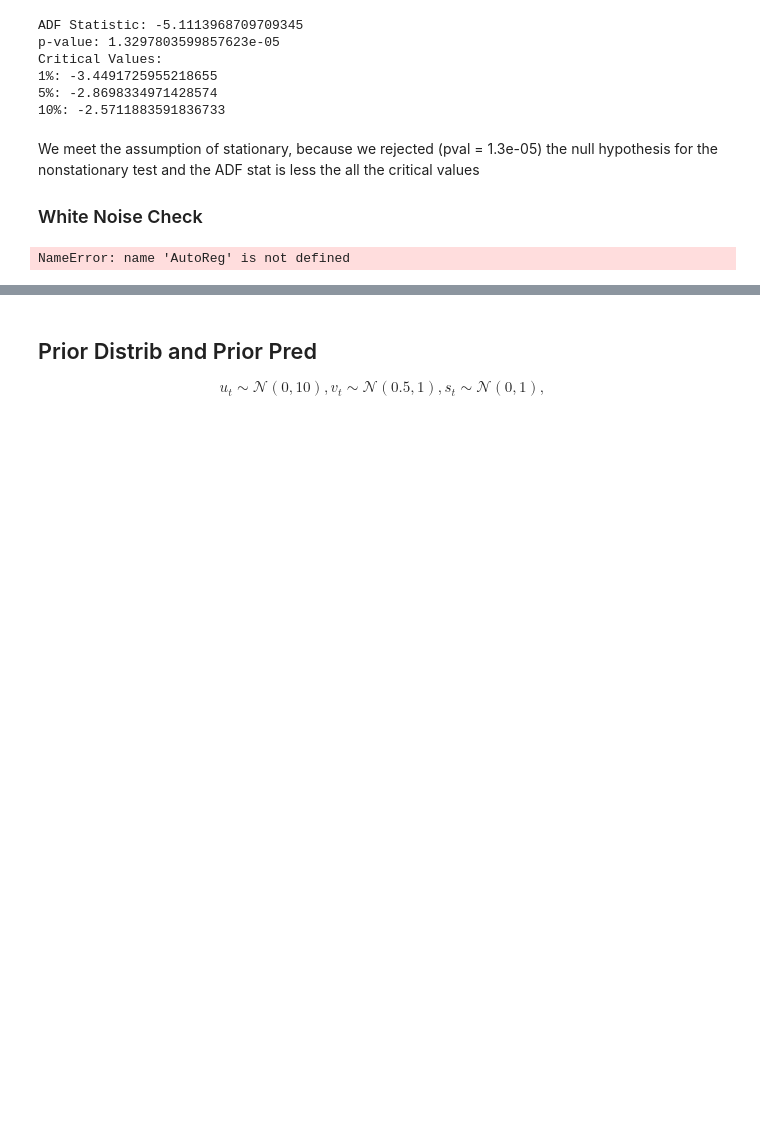
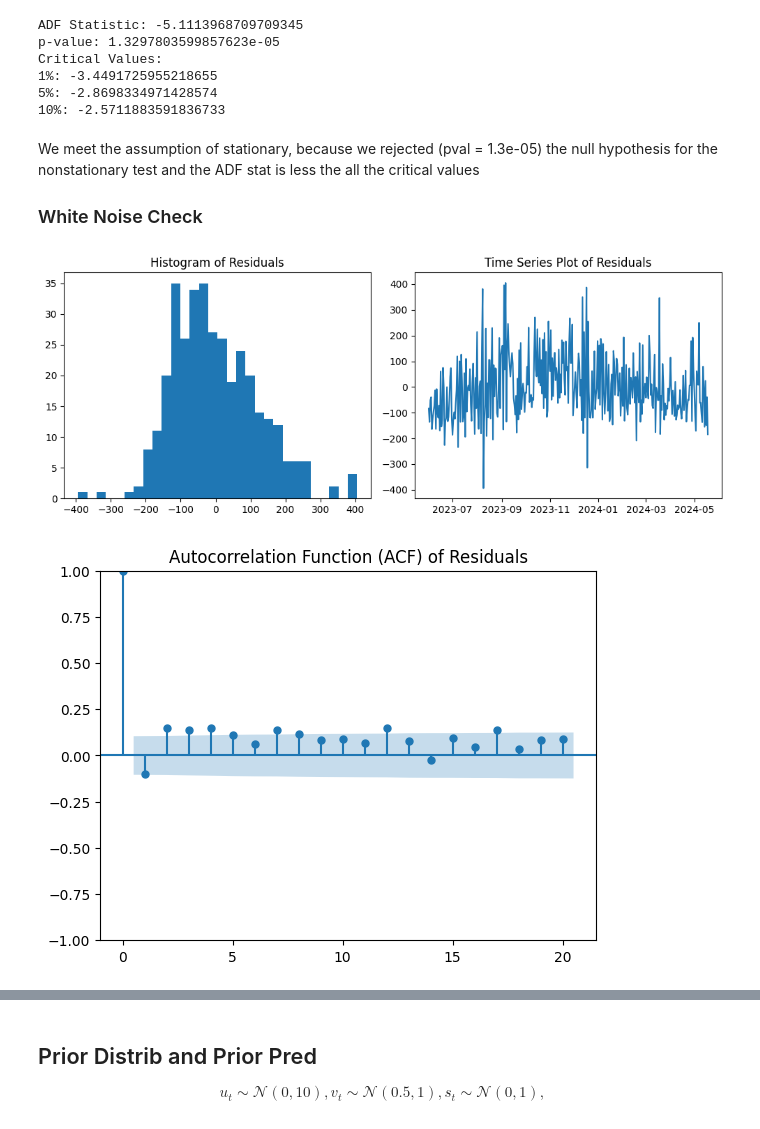
Before and after one commit to arrowboy47/415-project, a Jupyter notebook: AR1.ipynb, the cells around one changed output, grey strips where cells are left out. Drawn from its saved outputs; the diff is of its cells as text; code cells hidden in the pictures; blank space fills up the shorter version.

```diff
--- a/AR1.ipynb
+++ b/AR1.ipynb
@@ -72,27 +72,29 @@ We meet the assumption of stationary, because we rejected (pval = 1.3e-05) the n
 ### White Noise Check
 # %%
 # Fit AR(1) model
-model = AutoReg(['minutes_'], lags=1)
+# taking log of the data
+model = AutoReg(spot['minutes_listened'], lags=1)
 results = model.fit()
 
 # Get residuals
 residuals = results.resid
 
 
 # Plot residuals
 plt.figure(figsize=(10, 4))
 plt.subplot(1, 2, 1)
 plt.hist(residuals, bins=30)
 plt.title('Histogram of Residuals')
 plt.subplot(1, 2, 2)
 plt.plot(residuals)
 plt.title('Time Series Plot of Residuals')
 plt.tight_layout()
 plt.show()
 
 # Plot ACF of residuals
 plot_acf(residuals, lags=20)
 plt.title('Autocorrelation Function (ACF) of Residuals')
 plt.show()
 # %% [output]
-NameError: name 'AutoReg' is not defined
+[figure, added]
+[figure, added]
```
Also changed, not shown: parts of 1 cell of this notebook.
